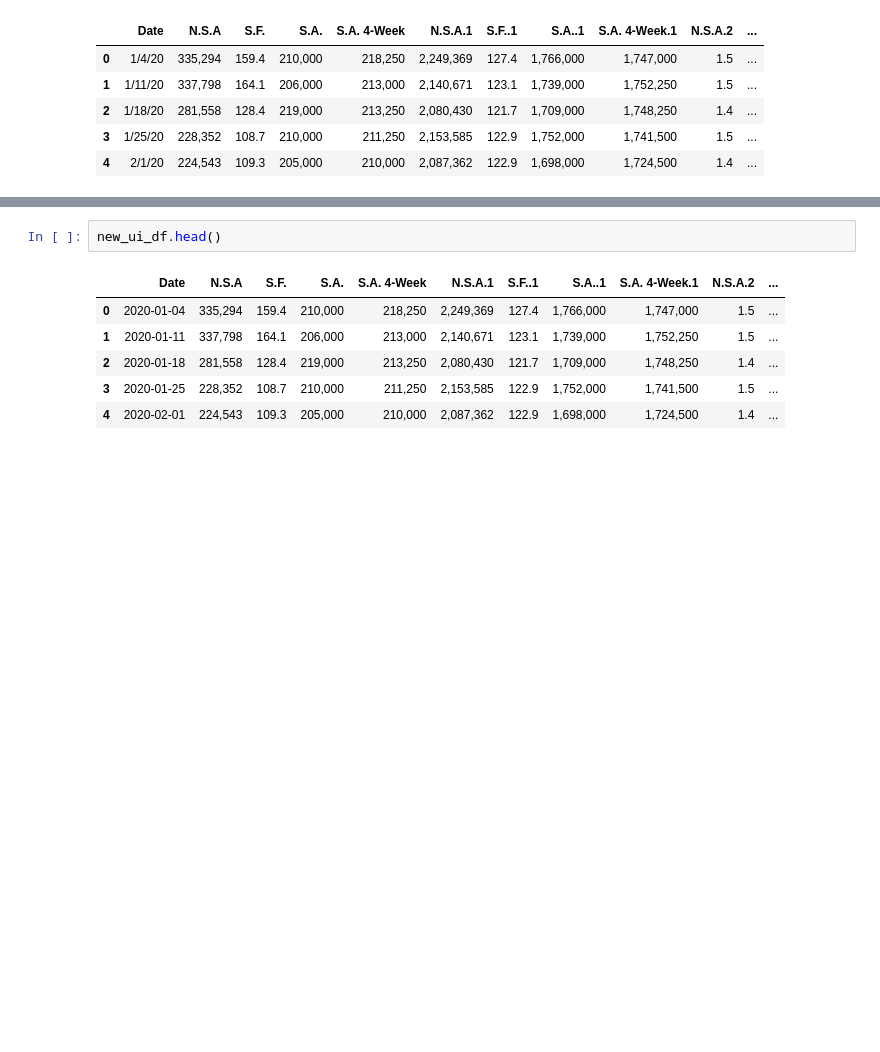
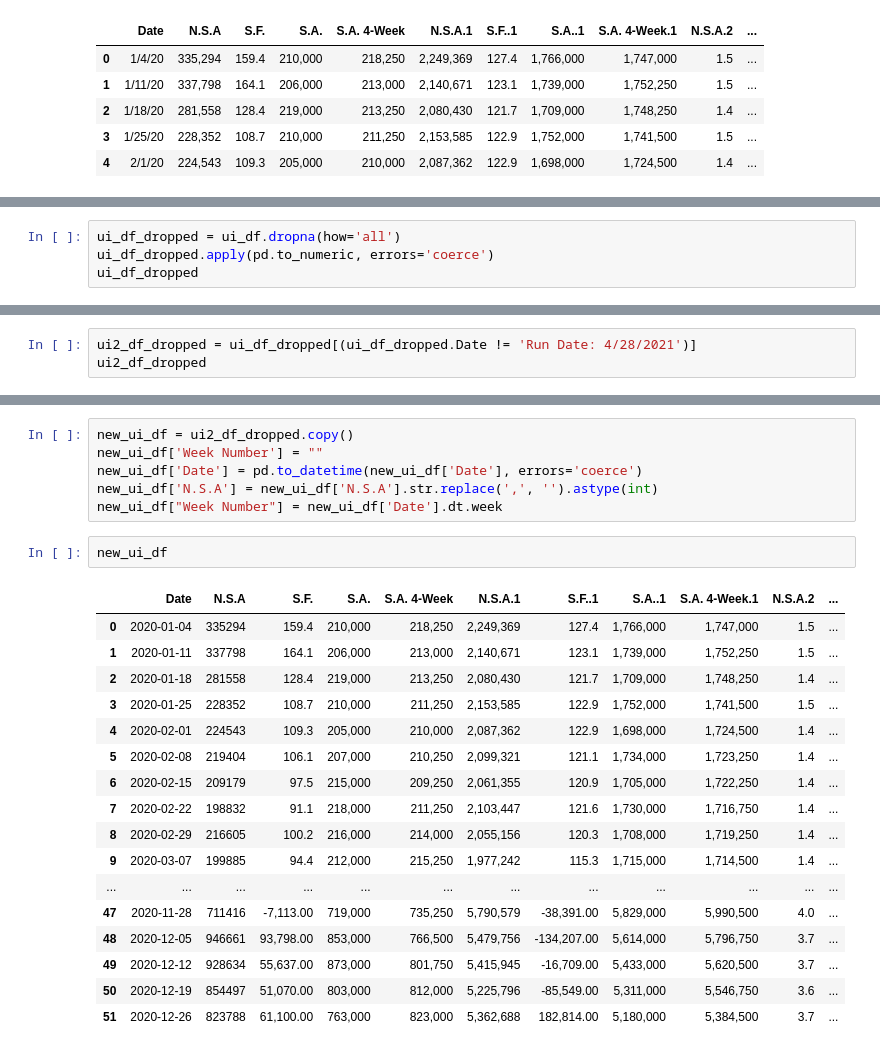
Before and after one commit to Teablee/project-one, a Jupyter notebook: graphs.ipynb, the cells around one changed output, grey strips where cells are left out. Saved outputs shown, nothing was run; the diff lists cells and outputs as text; blank space fills up the shorter version.

```diff
--- a/graphs.ipynb
+++ b/graphs.ipynb
@@ -768,0 +753,4 @@ dtype: object
+# %%
+ui_df_dropped = ui_df.dropna(how='all')
+ui_df_dropped.apply(pd.to_numeric, errors='coerce')
+ui_df_dropped
@@ -768,0 +775,3 @@ dtype: object
+# %%
+ui2_df_dropped = ui_df_dropped[(ui_df_dropped.Date != 'Run Date: 4/28/2021')]
+ui2_df_dropped
@@ -769,9 +796,26 @@ dtype: object
+# %%
+new_ui_df = ui2_df_dropped.copy()
+new_ui_df['Week Number'] = ""
+new_ui_df['Date'] = pd.to_datetime(new_ui_df['Date'], errors='coerce')
+new_ui_df['N.S.A'] = new_ui_df['N.S.A'].str.replace(',', '').astype(int)
+new_ui_df["Week Number"] = new_ui_df['Date'].dt.week
 # %%
-new_ui_df.head()
+new_ui_df
 # %% [output]
 |  | Date | N.S.A | S.F. | S.A. | S.A. 4-Week | N.S.A.1 | S.F..1 | S.A..1 | S.A. 4-Week.1 | N.S.A.2 | ... |
-| 0 | 2020-01-04 | 335,294 | 159.4 | 210,000 | 218,250 | 2,249,369 | 127.4 | 1,766,000 | 1,747,000 | 1.5 | ... |
-| 1 | 2020-01-11 | 337,798 | 164.1 | 206,000 | 213,000 | 2,140,671 | 123.1 | 1,739,000 | 1,752,250 | 1.5 | ... |
-| 2 | 2020-01-18 | 281,558 | 128.4 | 219,000 | 213,250 | 2,080,430 | 121.7 | 1,709,000 | 1,748,250 | 1.4 | ... |
-| 3 | 2020-01-25 | 228,352 | 108.7 | 210,000 | 211,250 | 2,153,585 | 122.9 | 1,752,000 | 1,741,500 | 1.5 | ... |
-| 4 | 2020-02-01 | 224,543 | 109.3 | 205,000 | 210,000 | 2,087,362 | 122.9 | 1,698,000 | 1,724,500 | 1.4 | ... |
+| 0 | 2020-01-04 | 335294 | 159.4 | 210,000 | 218,250 | 2,249,369 | 127.4 | 1,766,000 | 1,747,000 | 1.5 | ... |
+| 1 | 2020-01-11 | 337798 | 164.1 | 206,000 | 213,000 | 2,140,671 | 123.1 | 1,739,000 | 1,752,250 | 1.5 | ... |
+| 2 | 2020-01-18 | 281558 | 128.4 | 219,000 | 213,250 | 2,080,430 | 121.7 | 1,709,000 | 1,748,250 | 1.4 | ... |
+| 3 | 2020-01-25 | 228352 | 108.7 | 210,000 | 211,250 | 2,153,585 | 122.9 | 1,752,000 | 1,741,500 | 1.5 | ... |
+| 4 | 2020-02-01 | 224543 | 109.3 | 205,000 | 210,000 | 2,087,362 | 122.9 | 1,698,000 | 1,724,500 | 1.4 | ... |
+| 5 | 2020-02-08 | 219404 | 106.1 | 207,000 | 210,250 | 2,099,321 | 121.1 | 1,734,000 | 1,723,250 | 1.4 | ... |
+| 6 | 2020-02-15 | 209179 | 97.5 | 215,000 | 209,250 | 2,061,355 | 120.9 | 1,705,000 | 1,722,250 | 1.4 | ... |
+| 7 | 2020-02-22 | 198832 | 91.1 | 218,000 | 211,250 | 2,103,447 | 121.6 | 1,730,000 | 1,716,750 | 1.4 | ... |
+| 8 | 2020-02-29 | 216605 | 100.2 | 216,000 | 214,000 | 2,055,156 | 120.3 | 1,708,000 | 1,719,250 | 1.4 | ... |
+| 9 | 2020-03-07 | 199885 | 94.4 | 212,000 | 215,250 | 1,977,242 | 115.3 | 1,715,000 | 1,714,500 | 1.4 | ... |
+| ... | ... | ... | ... | ... | ... | ... | ... | ... | ... | ... | ... |
+| 47 | 2020-11-28 | 711416 | -7,113.00 | 719,000 | 735,250 | 5,790,579 | -38,391.00 | 5,829,000 | 5,990,500 | 4.0 | ... |
+| 48 | 2020-12-05 | 946661 | 93,798.00 | 853,000 | 766,500 | 5,479,756 | -134,207.00 | 5,614,000 | 5,796,750 | 3.7 | ... |
+| 49 | 2020-12-12 | 928634 | 55,637.00 | 873,000 | 801,750 | 5,415,945 | -16,709.00 | 5,433,000 | 5,620,500 | 3.7 | ... |
+| 50 | 2020-12-19 | 854497 | 51,070.00 | 803,000 | 812,000 | 5,225,796 | -85,549.00 | 5,311,000 | 5,546,750 | 3.6 | ... |
+| 51 | 2020-12-26 | 823788 | 61,100.00 | 763,000 | 823,000 | 5,362,688 | 182,814.00 | 5,180,000 | 5,384,500 | 3.7 | ... |
```
Also changed, not shown: parts of 8 cells of this notebook, 2 other files.
